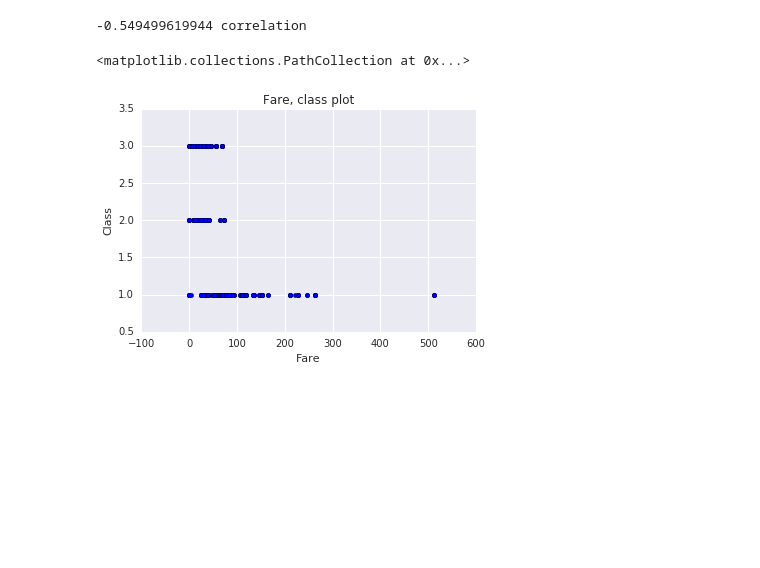
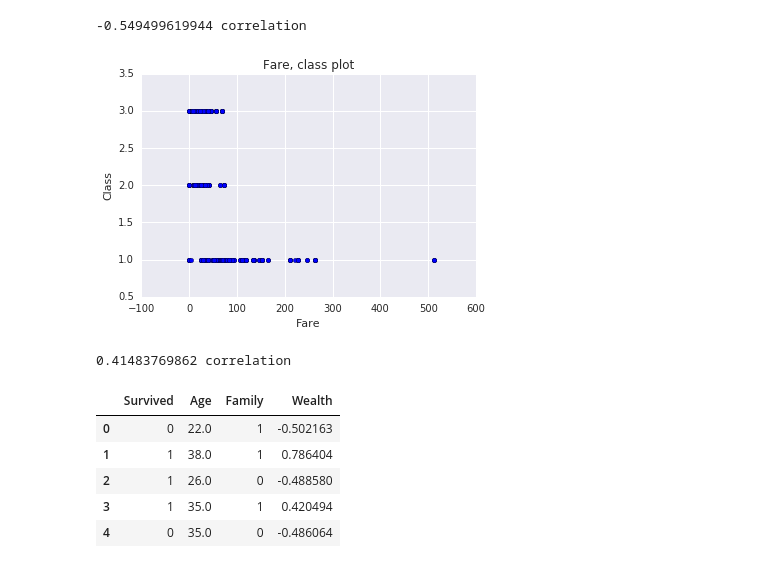
Before and after one commit to cranb3rry/dtnl, a Jupyter notebook: d_a_titanic.ipynb, the cells around one changed output. Cells and saved outputs as stored; diff of their text form; code cells hidden in the pictures; blank space fills up the shorter version.

```diff
--- a/d_a_titanic.ipynb
+++ b/d_a_titanic.ipynb
@@ -77,13 +71,45 @@ memory usage: 48.8+ KB
 # %%
+# Fare and Pclass columns could be aggregated into wealth
+
 fare, pclass = pd.Series(tdf['Fare']), pd.Series(tdf['Pclass'])
 print (pclass.corr(fare, 'pearson'), 'correlation')
-
 
 plt.title("Fare, class plot")
 plt.xlabel("Fare")
 plt.ylabel("Class")
 plt.scatter(fare, pclass)
+
+# Some of first class passangers paid lower than average price for tickets, which is interesting,
+# yet moderate correlation is still present between these values
+# therefore assuming rich people mostly have higher class along with ticket prices
+
+# discarding Pclass as harder to interpret
+
+tdf = tdf.drop(['Pclass'], axis=1)
+
+# Wealth
+
+wealth = fare
 # %% [output]
 -0.549499619944 correlation
-<matplotlib.collections.PathCollection at 0x...>
 [figure]
+# %%
+# Number of Siblings/Spouses Aboard
+# and Number of Parents/Children Aboard
+# contribute to a family factor
+
+sibsp, parch = pd.Series(tdf['SibSp']), pd.Series(tdf['Parch'])
+print (SibSp.corr(Parch, 'pearson'), 'correlation', '\n')
+
+# Weak to moderate correlation between two Series is present
+# Assume that sibsp is less important than parch in family relationship and then merge into one
+#
+
+def nonzero(number):
+    if number == 0:
+        return 0
+    return 1
+
+family = family.apply(nonzero)
+# %% [output]
+0.41483769862 correlation
@@ -89,0 +123,10 @@ plt.scatter(fare, pclass)
+# %%
+tdf = tdf.drop(['Parch','SibSp', 'Fare'], axis=1)
+tdf.head()
+# %% [output]
+|  | Survived | Age | Family | Wealth |
+| 0 | 0 | 22.0 | 1 | -0.502163 |
+| 1 | 1 | 38.0 | 1 | 0.786404 |
+| 2 | 1 | 26.0 | 0 | -0.488580 |
+| 3 | 1 | 35.0 | 1 | 0.420494 |
+| 4 | 0 | 35.0 | 0 | -0.486064 |
```
Also changed, not shown: parts of 9 cells of this notebook.
